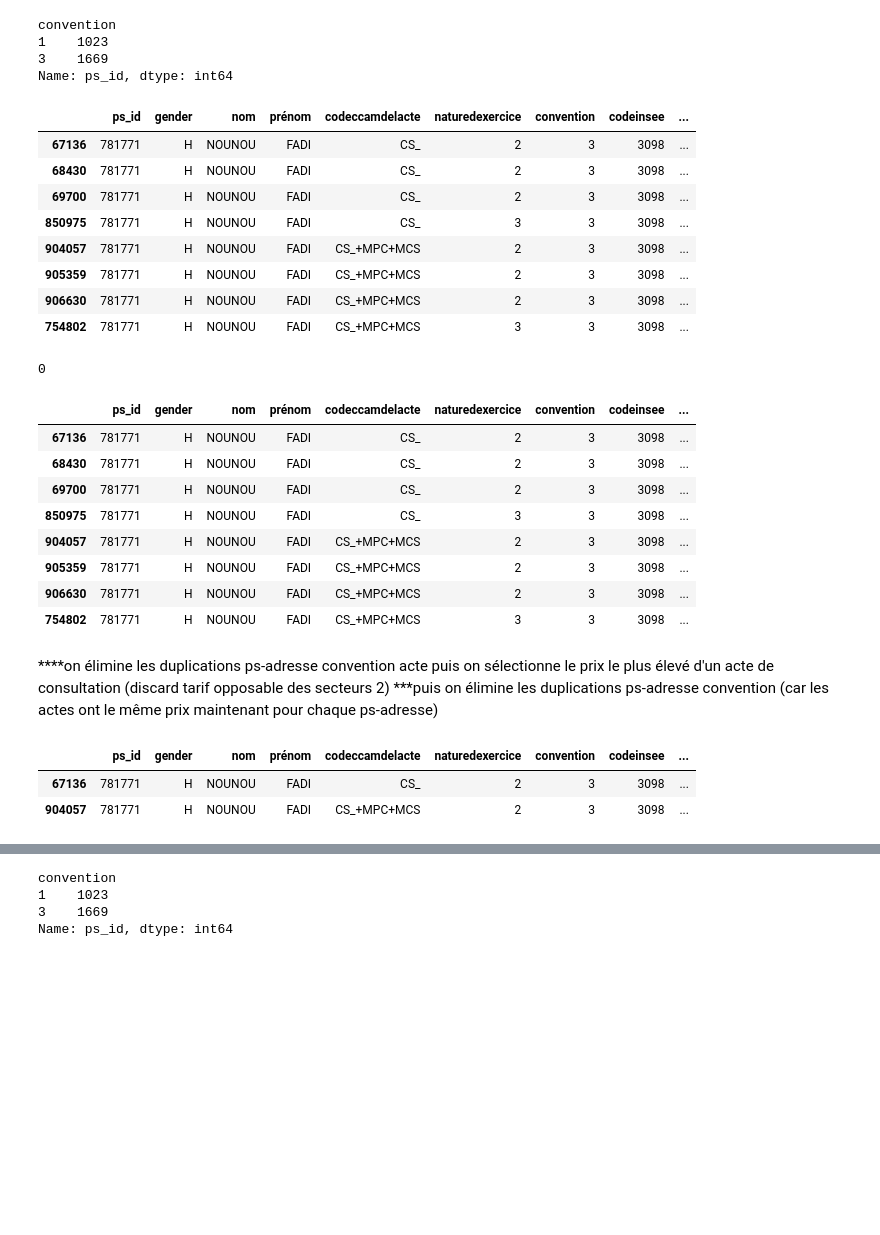
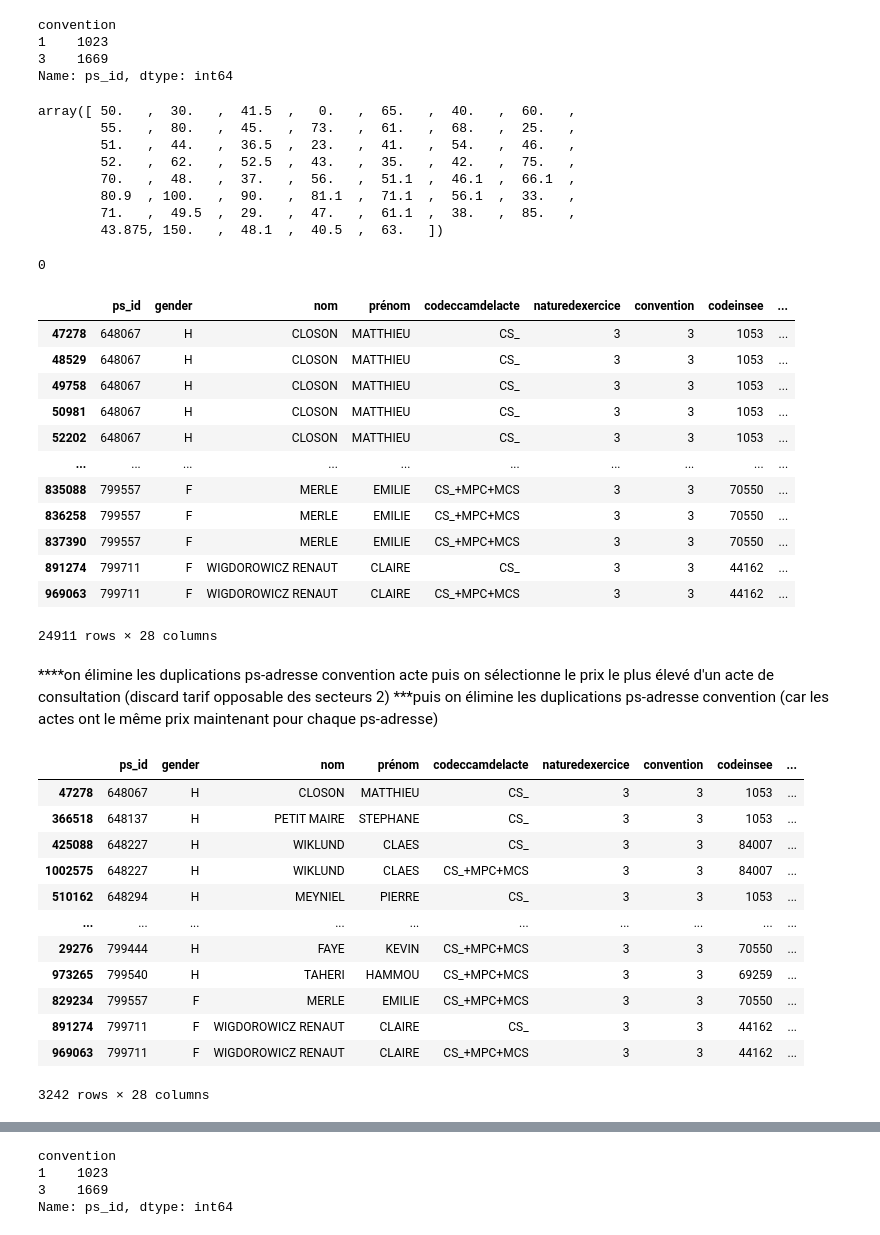
Before and after one commit to cyrilvincent/skema, a Jupyter notebook: depassement/depassement_anest.ipynb, the cells around one changed output, grey strips where cells are left out. Saved outputs shown, nothing was run; the diff lists cells and outputs as text; code cells hidden in the pictures; blank space fills up the shorter version.

```diff
--- a/depassement/depassement_anest.ipynb
+++ b/depassement/depassement_anest.ipynb
@@ -245,7 +245,7 @@ nb_ps_id, df["ps_id"].nunique()
 # On se concentre sur la consultation la plus standard: enfant de moins de 2 ans///
 # Tarif S1 ou S2 OPTAM: 37 euros (23 (CS) +4 (MEP) +10 (NFP)) donc hors OPTAM/S1 on est à 33 euros
 # code retenu: "CS_+MEP+NFP" et "CS_+NFP"
-df = df[df['codeccamdelacte'].str.contains("CS", na=False)]
+df = df[df['codeccamdelacte'].str.contains("CS")]
 # 24911
 df
 # %% [output]
@@ -287,17 +287,16 @@ Name: ps_id, dtype: int64
 df = df.sort_values(by=['b',"convention", "codeccamdelacte", "date_source_id"])
 df['mp'] = df.groupby(['b', 'convention', 'codeccamdelacte'])['montantgénéralementconstaté'].transform('mean')
 df["mp"].unique()
-df[(df["dep"]==3) & (df["nom"]=="NOUNOU")].head(100)
+# df[(df["dep"]==3) & (df["nom"]=="NOUNOU")].head(100)
 # %% [output]
-|  | ps_id | gender | nom | prénom | codeccamdelacte | naturedexercice | convention | codeinsee | ... |
-| 67136 | 781771 | H | NOUNOU | FADI | CS_ | 2 | 3 | 3098 | ... |
-| 68430 | 781771 | H | NOUNOU | FADI | CS_ | 2 | 3 | 3098 | ... |
-| 69700 | 781771 | H | NOUNOU | FADI | CS_ | 2 | 3 | 3098 | ... |
-| 850975 | 781771 | H | NOUNOU | FADI | CS_ | 3 | 3 | 3098 | ... |
-| 904057 | 781771 | H | NOUNOU | FADI | CS_+MPC+MCS | 2 | 3 | 3098 | ... |
-| 905359 | 781771 | H | NOUNOU | FADI | CS_+MPC+MCS | 2 | 3 | 3098 | ... |
-| 906630 | 781771 | H | NOUNOU | FADI | CS_+MPC+MCS | 2 | 3 | 3098 | ... |
-| 754802 | 781771 | H | NOUNOU | FADI | CS_+MPC+MCS | 3 | 3 | 3098 | ... |
+array([ 50.   ,  30.   ,  41.5  ,   0.   ,  65.   ,  40.   ,  60.   ,
+        55.   ,  80.   ,  45.   ,  73.   ,  61.   ,  68.   ,  25.   ,
+        51.   ,  44.   ,  36.5  ,  23.   ,  41.   ,  54.   ,  46.   ,
+        52.   ,  62.   ,  52.5  ,  43.   ,  35.   ,  42.   ,  75.   ,
+        70.   ,  48.   ,  37.   ,  56.   ,  51.1  ,  46.1  ,  66.1  ,
+        80.9  , 100.   ,  90.   ,  81.1  ,  71.1  ,  56.1  ,  33.   ,
+        71.   ,  49.5  ,  29.   ,  47.   ,  61.1  ,  38.   ,  85.   ,
+        43.875, 150.   ,  48.1  ,  40.5  ,  63.   ])
 # %%
 # 0
 len(df[(df['codeccamdelacte'] == "CS_+MEP+NFP") & (df['convention'] == 1) & (df['optioncontratdaccèsauxsoins'] == False)])
@@ -305,30 +304,45 @@ len(df[(df['codeccamdelacte'] == "CS_+MEP+NFP") & (df['convention'] == 1) & (df[
 0
 # %%
 df.loc[(df['codeccamdelacte'] == "CS_+MEP+NFP") & (df['convention'] == 1) & (df['optioncontratdaccèsauxsoins'] == False), 'mp'] = tarif_s1
-df[(df["dep"]==3) & (df["nom"]=="NOUNOU")].head(100)
+df # df[(df["dep"]==3) & (df["nom"]=="NOUNOU")].head(100)
 # %% [output]
 |  | ps_id | gender | nom | prénom | codeccamdelacte | naturedexercice | convention | codeinsee | ... |
-| 67136 | 781771 | H | NOUNOU | FADI | CS_ | 2 | 3 | 3098 | ... |
-| 68430 | 781771 | H | NOUNOU | FADI | CS_ | 2 | 3 | 3098 | ... |
-| 69700 | 781771 | H | NOUNOU | FADI | CS_ | 2 | 3 | 3098 | ... |
-| 850975 | 781771 | H | NOUNOU | FADI | CS_ | 3 | 3 | 3098 | ... |
-| 904057 | 781771 | H | NOUNOU | FADI | CS_+MPC+MCS | 2 | 3 | 3098 | ... |
-| 905359 | 781771 | H | NOUNOU | FADI | CS_+MPC+MCS | 2 | 3 | 3098 | ... |
-| 906630 | 781771 | H | NOUNOU | FADI | CS_+MPC+MCS | 2 | 3 | 3098 | ... |
-| 754802 | 781771 | H | NOUNOU | FADI | CS_+MPC+MCS | 3 | 3 | 3098 | ... |
+| 47278 | 648067 | H | CLOSON | MATTHIEU | CS_ | 3 | 3 | 1053 | ... |
+| 48529 | 648067 | H | CLOSON | MATTHIEU | CS_ | 3 | 3 | 1053 | ... |
+| 49758 | 648067 | H | CLOSON | MATTHIEU | CS_ | 3 | 3 | 1053 | ... |
+| 50981 | 648067 | H | CLOSON | MATTHIEU | CS_ | 3 | 3 | 1053 | ... |
+| 52202 | 648067 | H | CLOSON | MATTHIEU | CS_ | 3 | 3 | 1053 | ... |
+| ... | ... | ... | ... | ... | ... | ... | ... | ... | ... |
+| 835088 | 799557 | F | MERLE | EMILIE | CS_+MPC+MCS | 3 | 3 | 70550 | ... |
+| 836258 | 799557 | F | MERLE | EMILIE | CS_+MPC+MCS | 3 | 3 | 70550 | ... |
+| 837390 | 799557 | F | MERLE | EMILIE | CS_+MPC+MCS | 3 | 3 | 70550 | ... |
+| 891274 | 799711 | F | WIGDOROWICZ RENAUT | CLAIRE | CS_ | 3 | 3 | 44162 | ... |
+| 969063 | 799711 | F | WIGDOROWICZ RENAUT | CLAIRE | CS_+MPC+MCS | 3 | 3 | 44162 | ... |
+24911 rows × 28 columns
 # %% [markdown]
 ****on élimine les duplications ps-adresse convention acte puis on sélectionne le prix le plus élevé d'un acte de consultation (discard tarif opposable des secteurs 2)
 ***puis on élimine les duplications ps-adresse convention (car les actes ont le même prix maintenant pour chaque ps-adresse)
 # %%
 # Efface 21669
 # Reste 3242
 df = df.drop_duplicates(subset=['b', 'convention', 'codeccamdelacte'])
 df
-df[(df["dep"]==3) & (df["nom"]=="NOUNOU")].head(100)
+# # df[(df["dep"]==3) & (df["nom"]=="NOUNOU")].head(100)
+# len(df[mask_s2]['ps_id'])
 # %% [output]
 |  | ps_id | gender | nom | prénom | codeccamdelacte | naturedexercice | convention | codeinsee | ... |
-| 67136 | 781771 | H | NOUNOU | FADI | CS_ | 2 | 3 | 3098 | ... |
-| 904057 | 781771 | H | NOUNOU | FADI | CS_+MPC+MCS | 2 | 3 | 3098 | ... |
+| 47278 | 648067 | H | CLOSON | MATTHIEU | CS_ | 3 | 3 | 1053 | ... |
+| 366518 | 648137 | H | PETIT MAIRE | STEPHANE | CS_ | 3 | 3 | 1053 | ... |
+| 425088 | 648227 | H | WIKLUND | CLAES | CS_ | 3 | 3 | 84007 | ... |
+| 1002575 | 648227 | H | WIKLUND | CLAES | CS_+MPC+MCS | 3 | 3 | 84007 | ... |
+| 510162 | 648294 | H | MEYNIEL | PIERRE | CS_ | 3 | 3 | 1053 | ... |
+| ... | ... | ... | ... | ... | ... | ... | ... | ... | ... |
+| 29276 | 799444 | H | FAYE | KEVIN | CS_+MPC+MCS | 3 | 3 | 70550 | ... |
+| 973265 | 799540 | H | TAHERI | HAMMOU | CS_+MPC+MCS | 3 | 3 | 69259 | ... |
+| 829234 | 799557 | F | MERLE | EMILIE | CS_+MPC+MCS | 3 | 3 | 70550 | ... |
+| 891274 | 799711 | F | WIGDOROWICZ RENAUT | CLAIRE | CS_ | 3 | 3 | 44162 | ... |
+| 969063 | 799711 | F | WIGDOROWICZ RENAUT | CLAIRE | CS_+MPC+MCS | 3 | 3 | 44162 | ... |
+3242 rows × 28 columns
 # %%
 df['prixmoyen'] = df.groupby(['b', 'convention'])['mp'].transform('max')
 pd.set_option('display.max_rows', 100)
```
Also changed, not shown: parts of 11 cells of this notebook, 16 other files.
